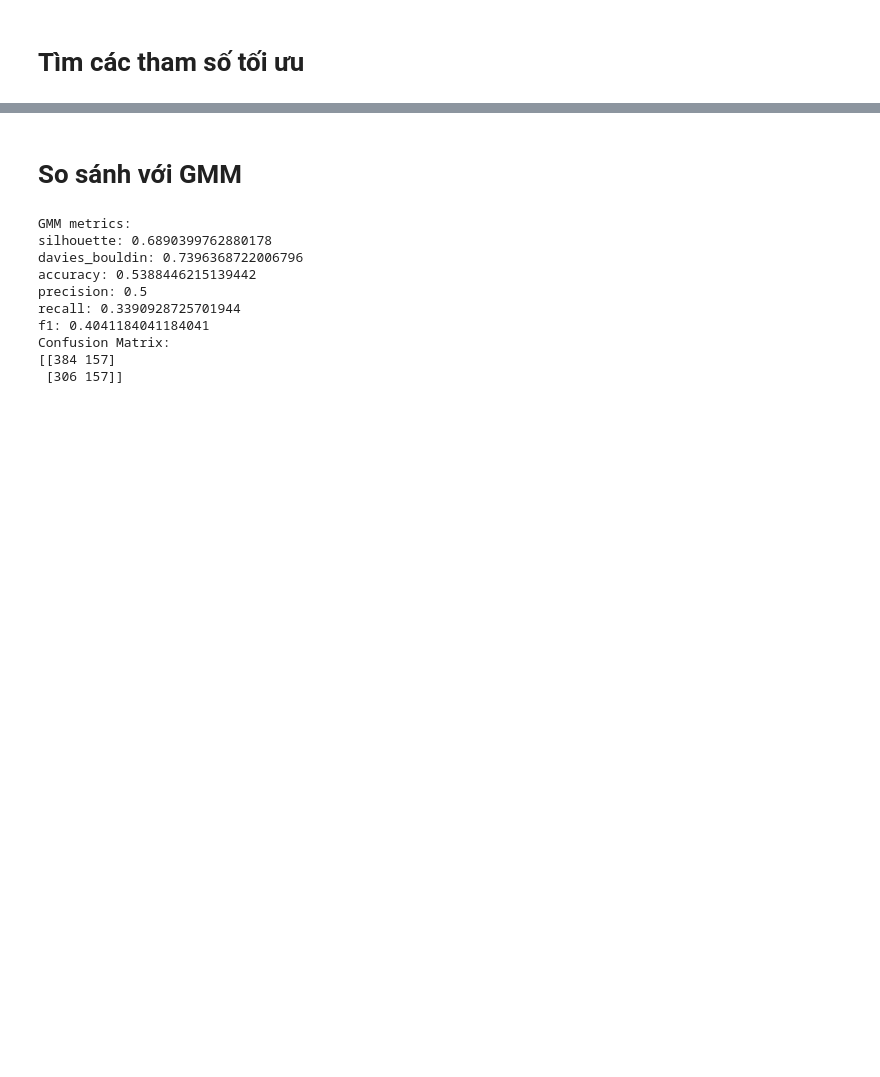
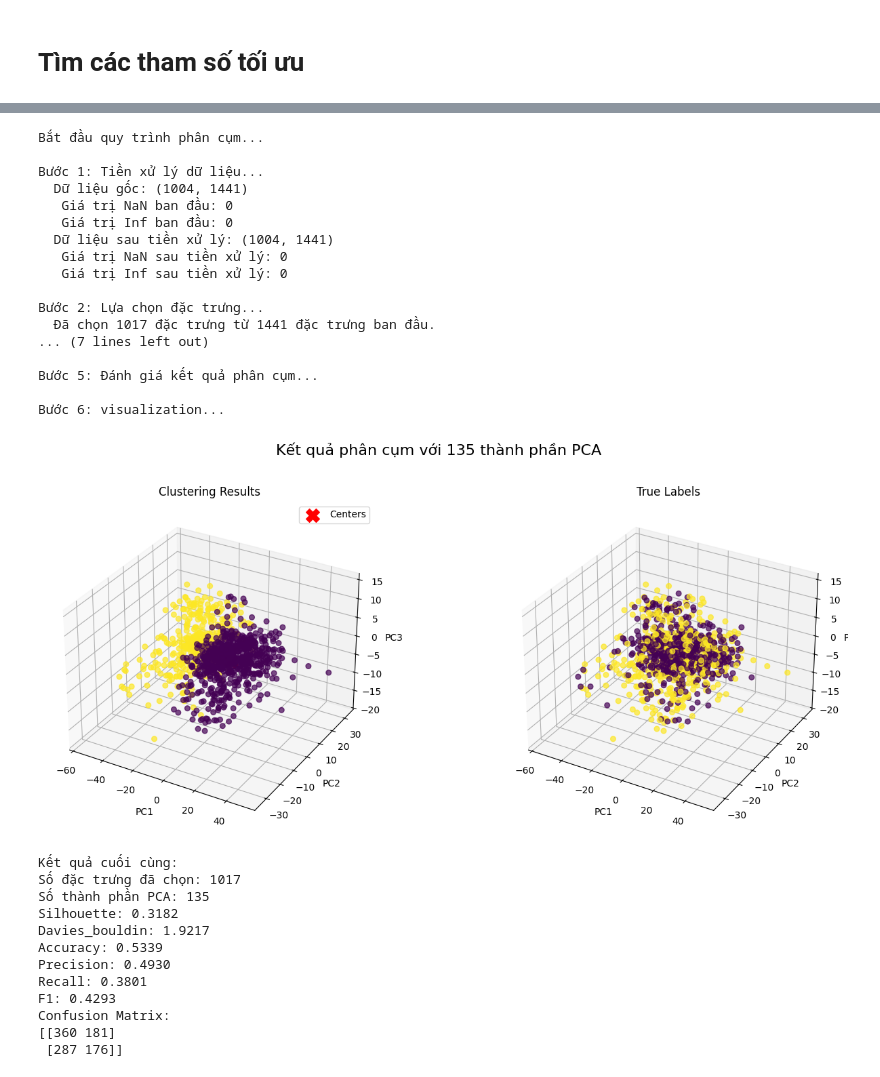
Before and after one commit to khoaoe/HCMUS-MathAI-Lab2-PCAAndClustering, a Jupyter notebook: Clustering/clustering.ipynb, the cells around one changed output, grey strips where cells are left out. Drawn from its saved outputs; the diff is of its cells as text; code cells hidden in the pictures; blank space fills up the shorter version.

```diff
--- a/Clustering/clustering.ipynb
+++ b/Clustering/clustering.ipynb
@@ -661,5 +736,5 @@ Name: count, dtype: int64
 # %%
-X = df.drop(columns=['site', 'subject', 'group']).values
+X = df.drop(columns=['Unnamed: 0', 'site', 'subject', 'group']).values
 y = df['group'].values
 
 # Convert labels to numeric (0: Normal, 1: Cancer)
@@ -715,25 +744,42 @@ Silhouette score: 0.6862
-# %% [markdown]
-# So sánh với GMM
-# %%
-from sklearn.mixture import GaussianMixture
-
-gmm = GaussianMixture(n_components=n_components)
-labels = gmm.fit_predict(X_pca)
-metrics, remapped_labels = evaluate_clustering(X_pca, labels, y)
-print("GMM metrics:")
-for metric, value in metrics.items():
-    if metric != 'confusion_matrix':
-        print(f"{metric}: {value}")
-print("Confusion Matrix:")
-print(metrics['confusion_matrix'])
-# %% [output]
-GMM metrics:
-silhouette: 0.6890399762880178
-davies_bouldin: 0.7396368722006796
-accuracy: 0.5388446215139442
-precision: 0.5
-recall: 0.3390928725701944
-f1: 0.4041184041184041
-Confusion Matrix:
-[[384 157]
- [306 157]]
+# %%
+final_labels, final_metrics, num_pca_components, X_pca_data, selected_feature_mask = clustering_pipeline(
+    X,
+    y=y_numeric,
+    n_clusters=2,
+    variance_threshold_quantile=0.1,
+    correlation_threshold=0.95,
+    pca_variance_explained_threshold=0.80,
+    kmeans_n_init=20,
+    kmeans_random_state=123
+)
+# %% [output]
+Bắt đầu quy trình phân cụm...
+
+Bước 1: Tiền xử lý dữ liệu...
+  Dữ liệu gốc: (1004, 1441)
+   Giá trị NaN ban đầu: 0
+   Giá trị Inf ban đầu: 0
+  Dữ liệu sau tiền xử lý: (1004, 1441)
+   Giá trị NaN sau tiền xử lý: 0
+   Giá trị Inf sau tiền xử lý: 0
+
+Bước 2: Lựa chọn đặc trưng...
+  Đã chọn 1017 đặc trưng từ 1441 đặc trưng ban đầu.
+... (7 lines left out)
+
+Bước 5: Đánh giá kết quả phân cụm...
+
+Bước 6: visualization...
+[figure, added]
+Kết quả cuối cùng:
+Số đặc trưng đã chọn: 1017
+Số thành phần PCA: 135
+Silhouette: 0.3182
+Davies_bouldin: 1.9217
+Accuracy: 0.5339
+Precision: 0.4930
+Recall: 0.3801
+F1: 0.4293
+Confusion Matrix:
+[[360 181]
+ [287 176]]
```
Also changed, not shown: parts of 18 cells of this notebook.
